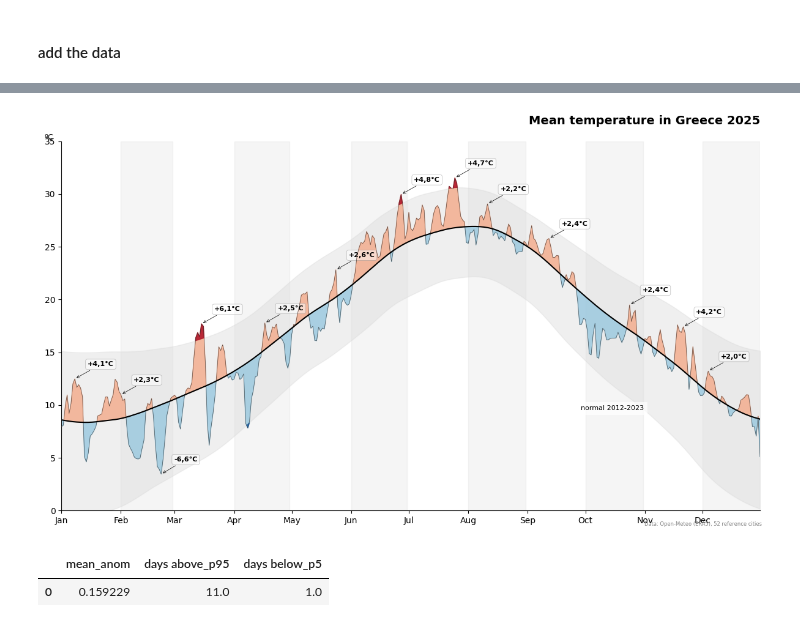
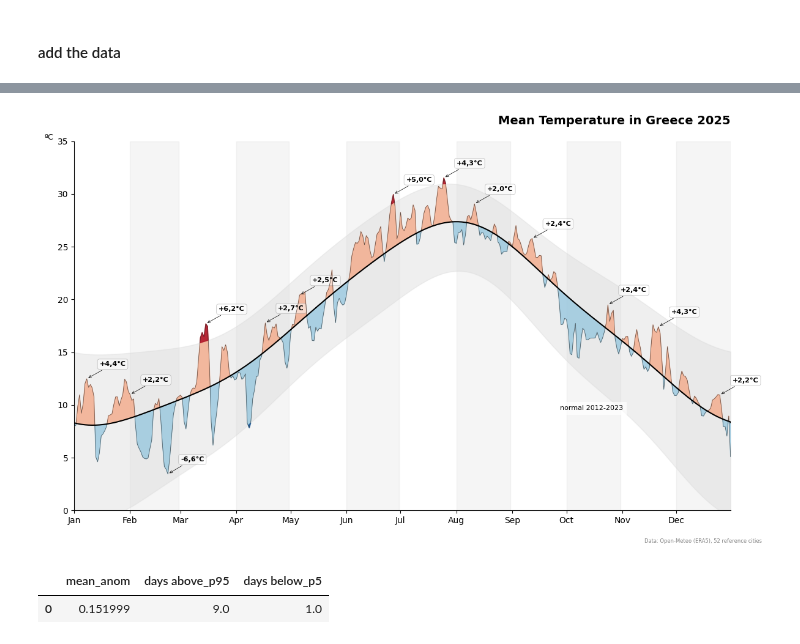
Before and after one commit to fanyak/portfolio, a Jupyter notebook: Greece_temperature_normals_open_meteo.ipynb, the cells around one changed output, grey strips where cells are left out. Saved outputs shown, nothing was run; the diff lists cells and outputs as text; code cells hidden in the pictures.

```diff
--- a/Greece_temperature_normals_open_meteo.ipynb
+++ b/Greece_temperature_normals_open_meteo.ipynb
@@ -2037,0 +2447,3 @@ memory usage: 21.6+ KB
+# %%
+final.loc[:,"anom"] = final['2025_median'] - final['p50']
+final
@@ -2125,0 +2487,3 @@ comp.loc[comp.groupby("month")["anom"].idxmax().values, :]
+# %%
+anot = final.merge(final.groupby("month")["anom"].max().reset_index(drop=False), on=['month','anom'], how="inner")
+anot
@@ -2135,4 +2513,4 @@ comp.loc[[comp.anom.idxmin()], :]
 # %%
-annot = pd.concat([comp.loc[comp.groupby("month")["anom"].idxmax().values, :], comp.loc[[comp.anom.idxmin()], :]], axis = 0)
-annot
+anot = pd.concat([anot, final.loc[[final.anom.idxmin()], :]], axis = 0)
+anot
 # %% [output]
@@ -2189,3 +2567,6 @@ plt.show()
 [figure]
 # %% [markdown]
 #### add the data
+# %%
+comp = final.copy()
+comp.info()
@@ -2203,59 +2600,59 @@ for month in range(2, 13, 2):
 ax.fill_between(comp['date'], comp['p5'], comp['p95'], color='#d9d9d9', alpha=0.4, label='Typical Range (P5-P95)', zorder=1)
 
 # # 3. Anomaly Shading (stat_difference logic)
-ax.fill_between(comp['date'], comp['p50'], comp['tmed'],
-                where=(comp['tmed'] >= comp['p50']),
+ax.fill_between(comp['date'], comp['p50'], comp['2025_median'],
+                where=(comp['2025_median'] >= comp['p50']),
                 color='#f4a582', alpha=0.75, interpolate=True, zorder=2)
-ax.fill_between(comp['date'], comp['p50'], comp['tmed'],
-                where=(comp['tmed'] < comp['p50']),
+ax.fill_between(comp['date'], comp['p50'], comp['2025_median'],
+                where=(comp['2025_median'] < comp['p50']),
                 color='#92c5de', alpha=0.75, interpolate=True, zorder=2)
 
 # 4. Extreme Highlights
-ax.fill_between(comp['date'], comp['p95'], comp['tmed'],
-                where=(comp['tmed'] > comp['p95']),
+ax.fill_between(comp['date'], comp['p95'], comp['2025_median'],
+                where=(comp['2025_median'] > comp['p95']),
                 color='#b2182b', alpha=0.90, interpolate=True, zorder=3)
-ax.fill_between(comp['date'], comp['p5'], comp['tmed'],
-                where=(comp['tmed'] < comp['p5']),
+ax.fill_between(comp['date'], comp['p5'], comp['2025_median'],
+                where=(comp['2025_median'] < comp['p5']),
                 color='#2166ac', alpha=0.90, interpolate=True, zorder=3)
 
 # 5. Lines
 ## plot all the original data
-ax.plot(comp['date'], comp['tmed'], color='#333333', linewidth=0.5, alpha=0.8, zorder=4)
+ax.plot(comp['date'], comp['2025_median'], color='#333333', linewidth=0.5, alpha=0.8, zorder=4)
 ## plot the smooothed data
 ax.plot(comp['date'], comp['p50'], color='black', linewidth=1.5, zorder=6, label='Normal (2012-2023)')
 
 # 6. Annotations
-for _, row in annot.iterrows():
+for _, row in anot.iterrows():
     ax.annotate(f"{row['anom']:+.1f}°C".replace('.', ','),
-                xy=(row['date'], row['tmed']),
+                xy=(row['date'], row['2025_median']),
                 xytext=(15, 15), textcoords='offset points',
                 bbox=dict(boxstyle='round,pad=0.3', fc='white', alpha=0.5, ec='grey', lw=0.5),
                 arrowprops=dict(arrowstyle='->', connectionstyle='arc3', color='black', lw=0.5),
                 fontsize=8, fontweight='bold')
 
 # 7. Labels and Text
 ax.text(pd.Timestamp("2025-10-15"), 9.5, "normal 2012-2023",
         fontsize=8, ha='center', bbox=dict(facecolor='white', alpha=0.7, edgecolor='none'))
 
 # Formatting
 ax.set_ylim(0, 35)
-ax.set_ylabel("ºC", rotation=0, loc='top', fontsize=9, labelpad=-10)
+ax.set_ylabel("ºC", rotation=0, loc='top', fontsize=9, labelpad=5)
 ax.set_xlim(pd.Timestamp("2025-01-01"), pd.Timestamp("2025-12-31"))
 ax.xaxis.set_major_locator(mdates.MonthLocator())
 ax.xaxis.set_major_formatter(mdates.DateFormatter('%b'))
 ax.spines['top'].set_visible(False)
 ax.spines['right'].set_visible(False)
 
 # Title and Caption
-plt.title("Mean temperature in Greece 2025", loc='right', fontsize=14, fontweight='bold', pad=20)
-fig.text(0.99, 0.02, "Data: Open-Meteo (ERA5), 52 reference cities", ha='right', fontsize=6, color='grey')
+plt.title("Mean Temperature in Greece 2025", loc='right', fontsize=14, fontweight='bold', pad=20)
+fig.text(0.99, -0.02, "Data: Open-Meteo (ERA5), 52 reference cities", ha='right', fontsize=6, color='grey')
 
 plt.tight_layout()
 plt.show()
 # %% [output]
-[figure, old version]
+[figure, new version]
 # %%
-pd.DataFrame(data = np.array([[comp.anom.mean(), np.sum(comp.tmed > comp.p95), np.sum(comp.tmed < comp.p5)]]), columns=["mean_anom", 'days above_p95', 'days below_p5'])
+pd.DataFrame(data = np.array([[comp.anom.mean(), np.sum(comp['2025_median'] > comp.p95), np.sum(comp['2025_median'] < comp.p5)]]), columns=["mean_anom", 'days above_p95', 'days below_p5'])
 # %% [output]
 |  | mean_anom | days above_p95 | days below_p5 |
-| 0 | 0.159229 | 11.0 | 1.0 |
+| 0 | 0.151999 | 9.0 | 1.0 |
```
Also changed, not shown: parts of 256 cells of this notebook.
